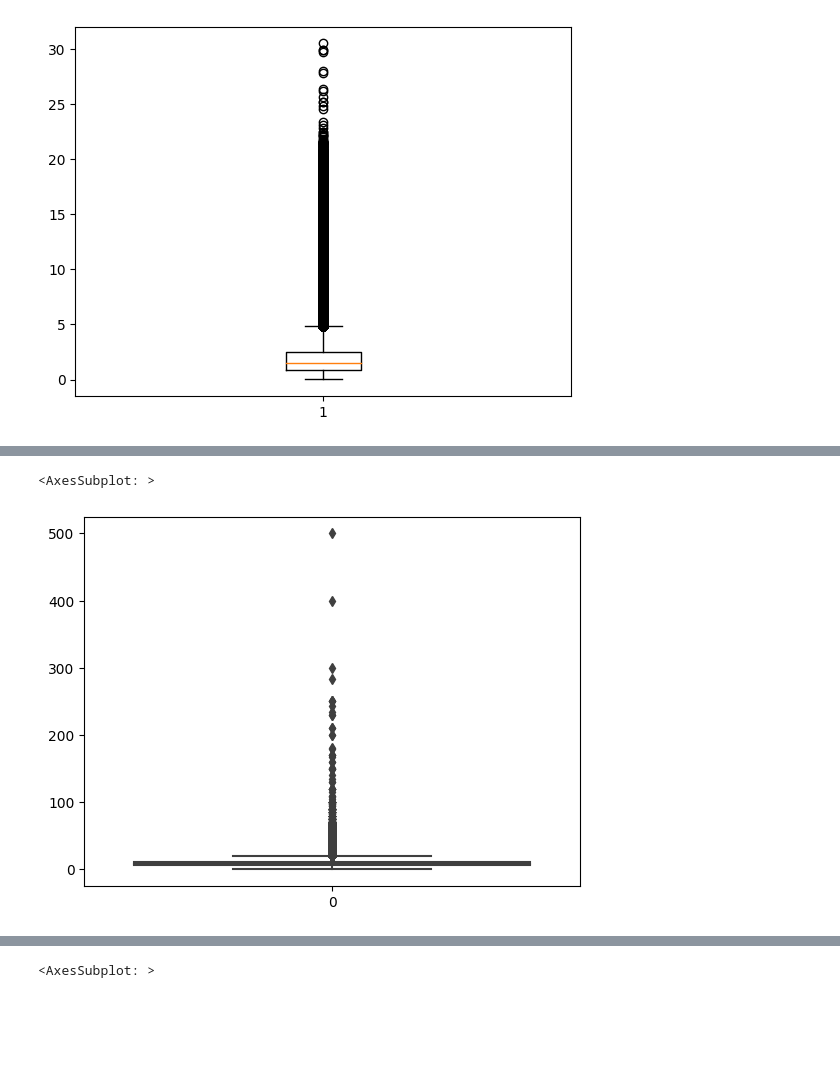
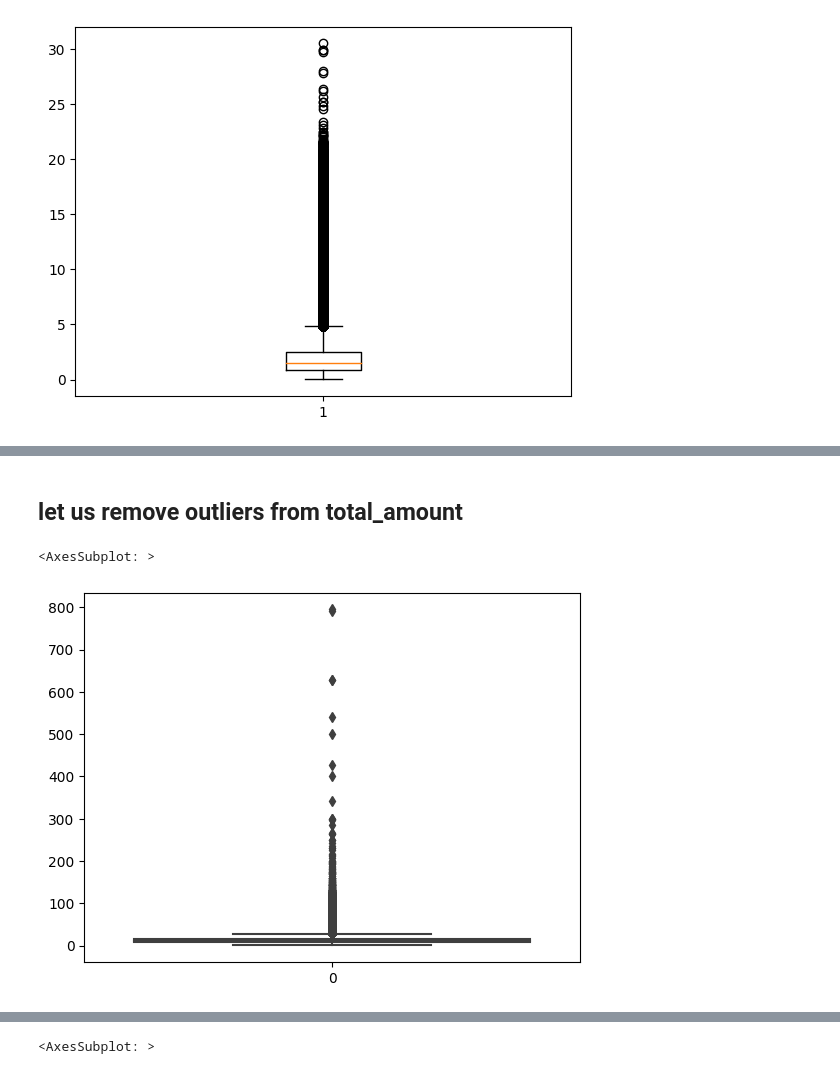
Before and after one commit to satyam-gaikwad/wheres-my-taxi, a Jupyter notebook: secondary_dev.ipynb, the cells around one changed output, grey strips where cells are left out. Drawn from its saved outputs; the diff is of its cells as text; code cells hidden in the pictures; blank space fills up the shorter version.

```diff
--- a/secondary_dev.ipynb
+++ b/secondary_dev.ipynb
@@ -336,6 +172,3 @@ sns.boxplot(df.total_sec)
 # %% [output]
 <AxesSubplot: >
 [figure]
-# %%
-#this can be perform to remove outliers seen in the above graph. But we have other functions to convert skewed data o normal
-df.drop(df[df.total_sec>1600].index,inplace=True)
@@ -402,5 +266,7 @@ sns.displot(df.trip_distance)
+# %% [markdown]
+## let us remove outliers from total_amount
 # %%
-sns.boxplot(df.fare_amount)
+sns.boxplot(df.total_amount)
 # %% [output]
 <AxesSubplot: >
-[figure, old version]
+[figure, new version]
```
Also changed, not shown: parts of 40 cells of this notebook, 1 other file.
